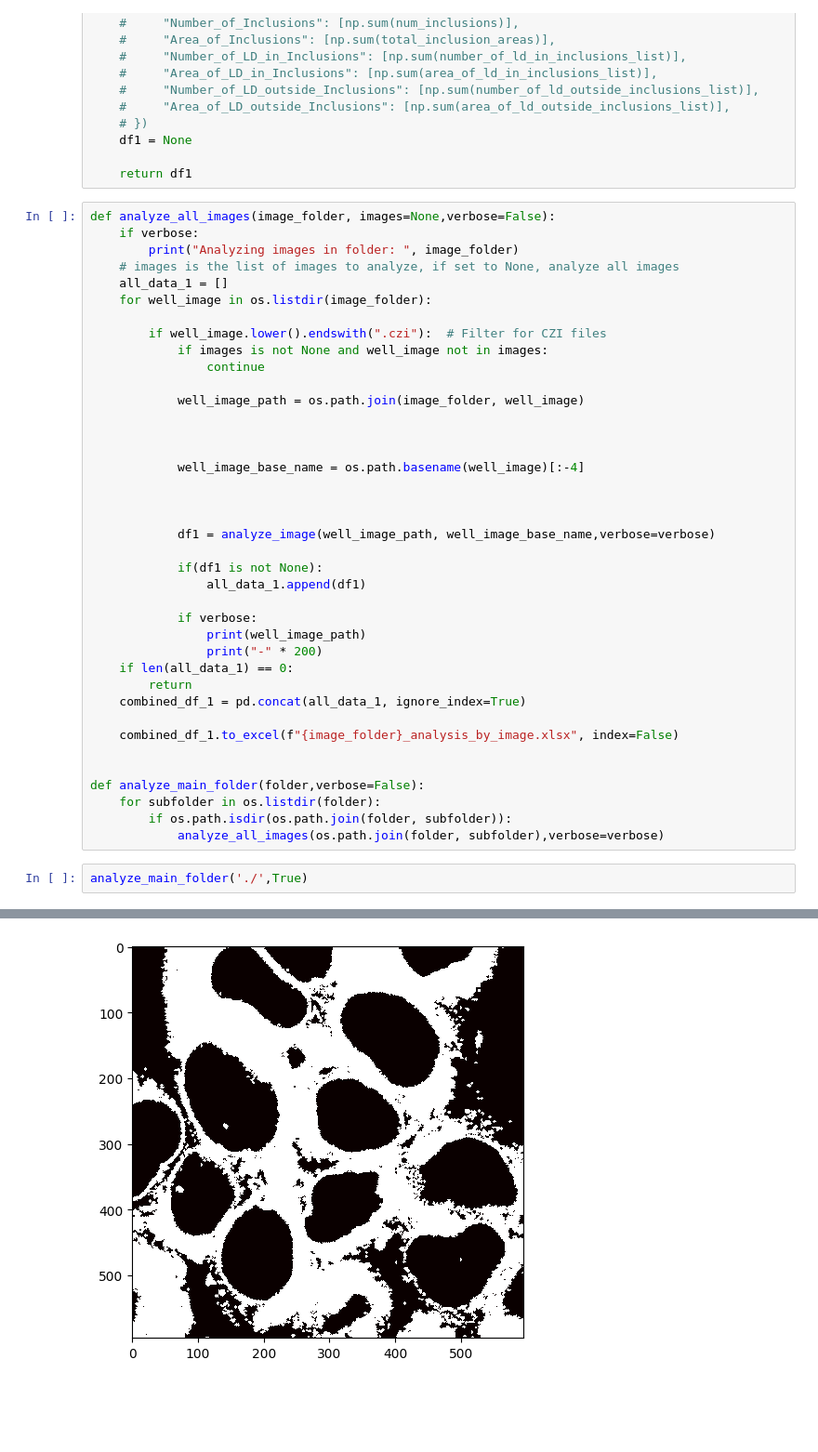
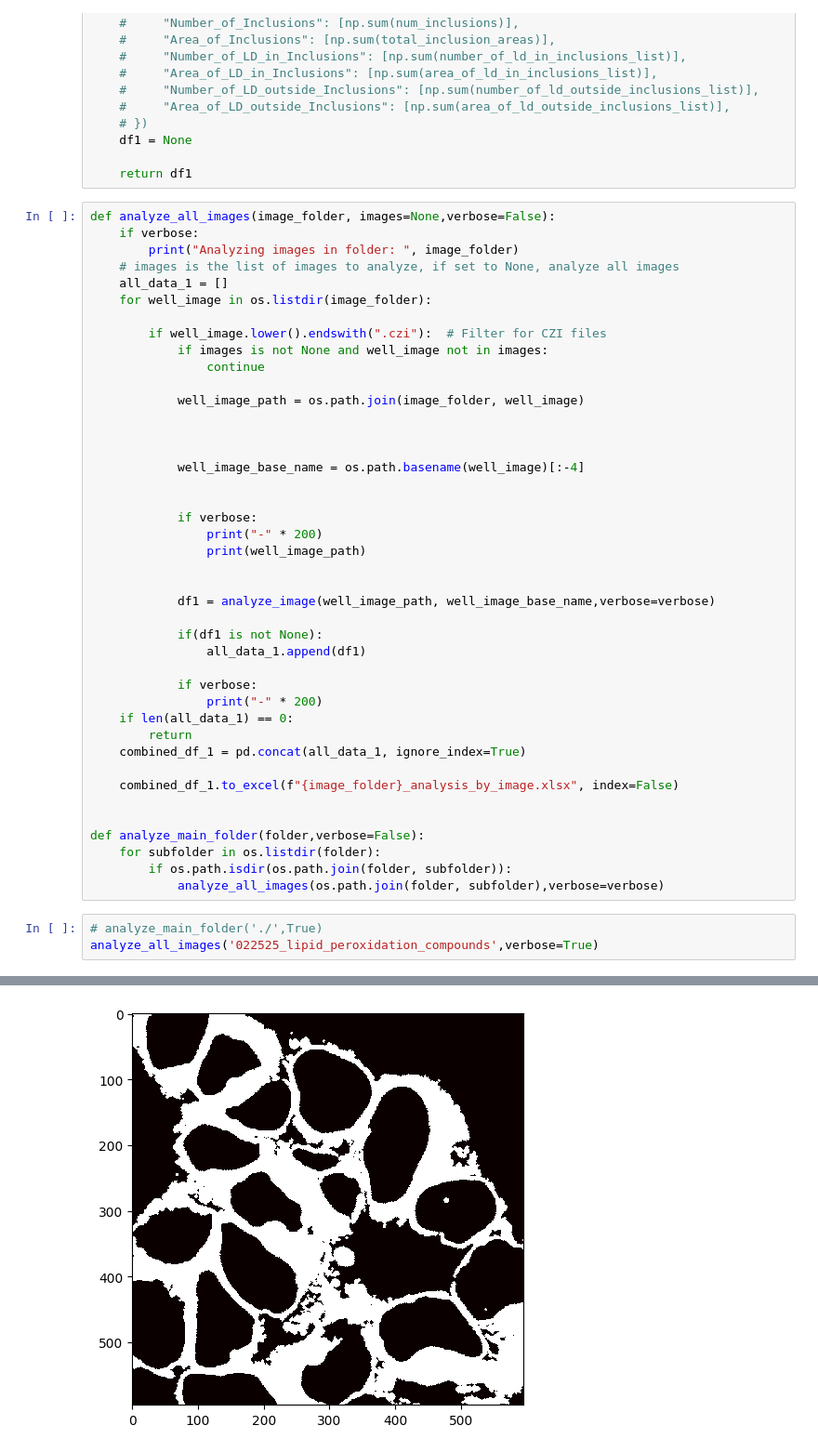
Before and after one commit to yiminghuang47/kara-lab, a Jupyter notebook: lipid peroxidation/lipid_peroxidation_analysis.ipynb, the cells around one changed output, grey strips where cells are left out. Shown: that part at 93% size. Cells and saved outputs as stored; diff of their text form; blank space fills up the shorter version.

```diff
--- a/lipid peroxidation/lipid_peroxidation_analysis.ipynb
+++ b/lipid peroxidation/lipid_peroxidation_analysis.ipynb
@@ -442,6 +442,10 @@ def analyze_all_images(image_folder, images=None,verbose=False):
             well_image_base_name = os.path.basename(well_image)[:-4]
 
 
+            if verbose:
+                print("-" * 200)
+                print(well_image_path)
+
 
             df1 = analyze_image(well_image_path, well_image_base_name,verbose=verbose)
 
@@ -449,7 +453,6 @@ def analyze_all_images(image_folder, images=None,verbose=False):
                 all_data_1.append(df1)
 
             if verbose:
-                print(well_image_path)
                 print("-" * 200)
     if len(all_data_1) == 0:
         return
@@ -463,5 +466,6 @@ def analyze_main_folder(folder,verbose=False):
         if os.path.isdir(os.path.join(folder, subfolder)):
             analyze_all_images(os.path.join(folder, subfolder),verbose=verbose)
 # %%
-analyze_main_folder('./',True)
+# analyze_main_folder('./',True)
+analyze_all_images('022525_lipid_peroxidation_compounds',verbose=True)
 # %% [output]
@@ -474 +481 @@ Analyzing images in folder:  ./021825_lipid_peroxidation_compounds
-[figure, old version]
+[figure, new version]
```
Also changed, not shown: parts of 1 cell of this notebook, 32 other files.
